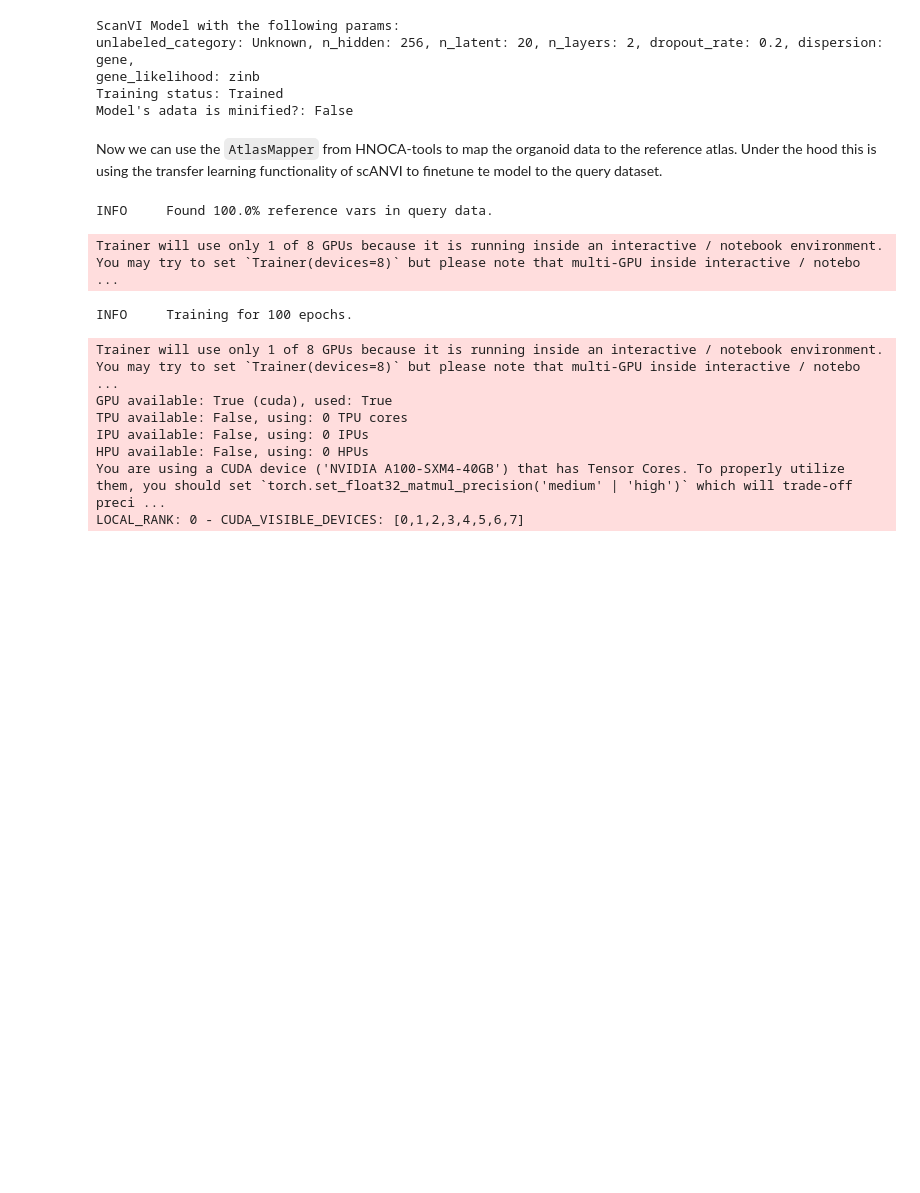
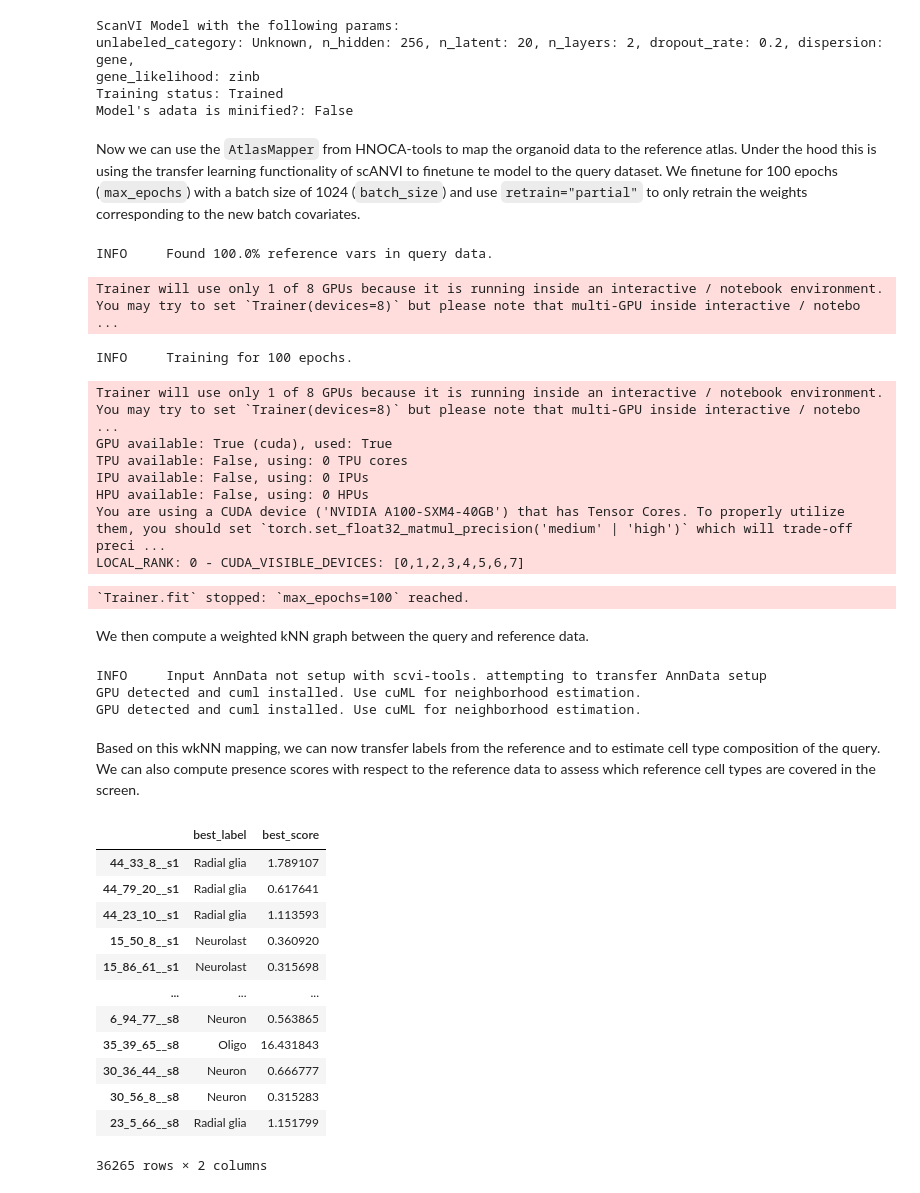
Before and after one commit to devsystemslab/HNOCA-tools, a Jupyter notebook: site/vignettes/reference_mapping.ipynb, the cells around one changed output. Saved outputs shown, nothing was run; the diff lists cells and outputs as text; code cells hidden in the pictures; blank space fills up the shorter version.

Commit message:
docs: update mapping tutorial

```diff
--- a/site/vignettes/reference_mapping.ipynb
+++ b/site/vignettes/reference_mapping.ipynb
@@ -37,10 +36,17 @@ gene_likelihood: zinb
 Training status: Trained
 Model's adata is minified?: False
 # %% [markdown]
-Now we can use the `AtlasMapper` from HNOCA-tools to map the organoid data to the reference atlas. Under the hood this is using the transfer learning functionality of scANVI to finetune te model to the query dataset.
+Now we can use the `AtlasMapper` from HNOCA-tools to map the organoid data to the reference atlas. Under the hood this is using the transfer learning functionality of scANVI to finetune te model to the query dataset. We finetune for 100 epochs (`max_epochs`) with a batch size of 1024 (`batch_size`) and use `retrain="partial"` to only retrain the weights corresponding to the new batch covariates.
 # %%
+# Initiate mapper
 mapper = hmap.AtlasMapper(ref_model)
-mapper.map_query(query_adata, retrain="partial", max_epochs=100, batch_size=1024)
+# Map query data to reference
+mapper.map_query(
+    query_adata,
+    retrain="partial",
+    max_epochs=100,
+    batch_size=1024
+)
 # %% [output]
 INFO     Found 100.0% reference vars in query data.
 Trainer will use only 1 of 8 GPUs because it is running inside an interactive / notebook environment. You may try to set `Trainer(devices=8)` but please note that multi-GPU inside interactive / notebo ...
@@ -52,3 +58,31 @@ IPU available: False, using: 0 IPUs
 HPU available: False, using: 0 HPUs
 You are using a CUDA device ('NVIDIA A100-SXM4-40GB') that has Tensor Cores. To properly utilize them, you should set `torch.set_float32_matmul_precision('medium' | 'high')` which will trade-off preci ...
 LOCAL_RANK: 0 - CUDA_VISIBLE_DEVICES: [0,1,2,3,4,5,6,7]
+`Trainer.fit` stopped: `max_epochs=100` reached.
+# %% [markdown]
+We then compute a weighted kNN graph between the query and reference data.
+# %%
+mapper.compute_wknn(k=100)
+# %% [output]
+INFO     Input AnnData not setup with scvi-tools. attempting to transfer AnnData setup
+GPU detected and cuml installed. Use cuML for neighborhood estimation.
+GPU detected and cuml installed. Use cuML for neighborhood estimation.
+# %% [markdown]
+Based on this wkNN mapping, we can now transfer labels from the reference and to estimate cell type composition of the query. We can also compute presence scores with respect to the reference data to assess which reference cell types are covered in the screen.
+# %%
+subregion_transfer = mapper.transfer_labels(label_key="CellClass")
+subregion_transfer[["best_label", "best_score"]]
+# %% [output]
+|  | best_label | best_score |
+| 44_33_8__s1 | Radial glia | 1.789107 |
+| 44_79_20__s1 | Radial glia | 0.617641 |
+| 44_23_10__s1 | Radial glia | 1.113593 |
+| 15_50_8__s1 | Neurolast | 0.360920 |
+| 15_86_61__s1 | Neurolast | 0.315698 |
+| ... | ... | ... |
+| 6_94_77__s8 | Neuron | 0.563865 |
+| 35_39_65__s8 | Oligo | 16.431843 |
+| 30_36_44__s8 | Neuron | 0.666777 |
+| 30_56_8__s8 | Neuron | 0.315283 |
+| 23_5_66__s8 | Radial glia | 1.151799 |
+36265 rows × 2 columns
```
Also changed, not shown: parts of 5 cells of this notebook.
